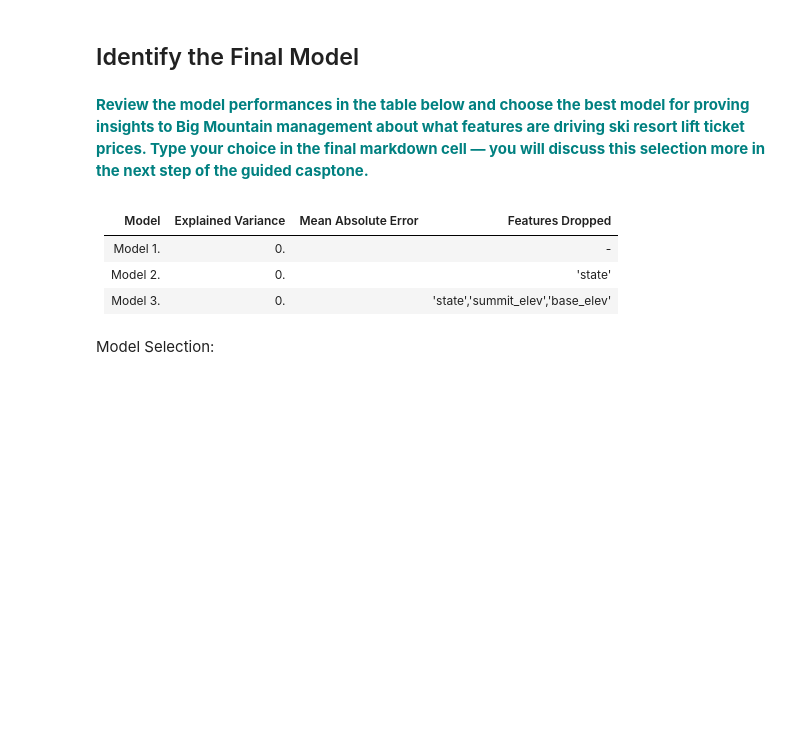
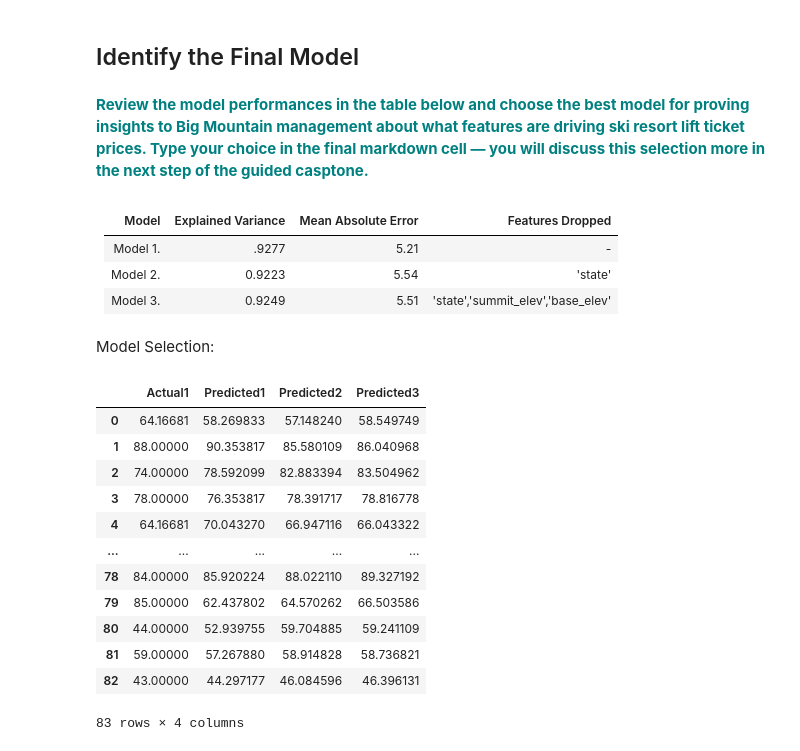
Before and after one commit to nmur1589/Guided-Capstone, a Jupyter notebook: GuidedCapstoneStep4 and step5HL.ipynb, the cells around one changed output. Drawn from its saved outputs; the diff is of its cells as text; code cells hidden in the pictures; blank space fills up the shorter version.

```diff
--- a/GuidedCapstoneStep4 and step5HL.ipynb
+++ b/GuidedCapstoneStep4 and step5HL.ipynb
@@ -193,0 +265,3 @@ Hint: Try to construct another model using exactly the steps we followed above.
+# %%
+#rerun predictive set
+y_pred2 = model2.predict(X_test2)
@@ -195,3 +298,26 @@ Hint: Try to construct another model using exactly the steps we followed above.
 **<font color='teal'> When reviewing our new model coefficients, we see `summit_elev` is now in the number two spot. This is also difficult to change from a management prespective and highly correlated with `base_elev` and `vertical_drop`.  This time, rebuild the model without the state features and without the `summit_elev` and without `base_elev`and compare the results. </font>**
 # %% [markdown]
 #### Model 3
+# %%
+#drop state, name, adulstweekend
+X = df.drop(['Name','AdultWeekend', 'state', 'Region', 'summit_elev', 'base_elev', 'vertical_drop'], axis=1)
+#set y
+y= df.AdultWeekend
+
+# Here we use the StandardScaler() method of the preprocessing package, and then call the fit() method with parameter X
+scaler = preprocessing.StandardScaler().fit(X)
+
+# Declare a variable called X_scaled, and assign it the result of calling the transform() method with parameter X
+X_scaled=scaler.transform(X)
+
+# Get the 1-dimensional flattened array of our response variable y by calling the ravel() function on y
+y = y.ravel()
+
+# Call the train_test_split() function with the first two parameters set to X_scaled and y
+# Declare four variables, X_train, X_test, y_train and y_test separated by commas
+X_train3, X_test3, y_train3, y_test3 = train_test_split(X_scaled,y, test_size=0.25, random_state=1)
+# %%
+lm3 = linear_model.LinearRegression()
+model3 = lm3.fit(X_train3,y_train3)
+# %%
+y_pred3 = model3.predict(X_test3)
@@ -202,8 +366,30 @@ Hint: Try to construct another model using exactly the steps we followed above.
 # %% [markdown]
 | Model | Explained Variance| Mean Absolute Error|Features Dropped|
 | --- | --- | --- | --- |
-| Model 1. | 0. |  |-|
-| Model 2. | 0.| |'state'|
-| Model 3. | 0. | |'state','summit_elev','base_elev'|
+| Model 1. | .9277 |5.21  |-|
+| Model 2. | 0.9223|5.54 |'state'|
+| Model 3. | 0.9249 |5.51 |'state','summit_elev','base_elev'|
 # %% [markdown]
 Model Selection:
+# %%
+compdf = pd.DataFrame({'Actual1':y_test, 'Predicted1': y_pred}, columns = ['Actual1','Predicted1'])
+compdf2 =  pd.DataFrame({'Predicted2': y_pred2}, columns = ['Predicted2'])
+compdf3 = pd.DataFrame({'Predicted3': y_pred3}, columns = ['Predicted3'])
+
+price_comp = pd.concat([compdf, compdf2, compdf3], axis = 1)
+price_comp.to_clipboard()
+price_comp
+# %% [output]
+|  | Actual1 | Predicted1 | Predicted2 | Predicted3 |
+| 0 | 64.16681 | 58.269833 | 57.148240 | 58.549749 |
+| 1 | 88.00000 | 90.353817 | 85.580109 | 86.040968 |
+| 2 | 74.00000 | 78.592099 | 82.883394 | 83.504962 |
+| 3 | 78.00000 | 76.353817 | 78.391717 | 78.816778 |
+| 4 | 64.16681 | 70.043270 | 66.947116 | 66.043322 |
+| ... | ... | ... | ... | ... |
+| 78 | 84.00000 | 85.920224 | 88.022110 | 89.327192 |
+| 79 | 85.00000 | 62.437802 | 64.570262 | 66.503586 |
+| 80 | 44.00000 | 52.939755 | 59.704885 | 59.241109 |
+| 81 | 59.00000 | 57.267880 | 58.914828 | 58.736821 |
+| 82 | 43.00000 | 44.297177 | 46.084596 | 46.396131 |
+83 rows × 4 columns
```
Also changed, not shown: parts of 23 cells of this notebook.
